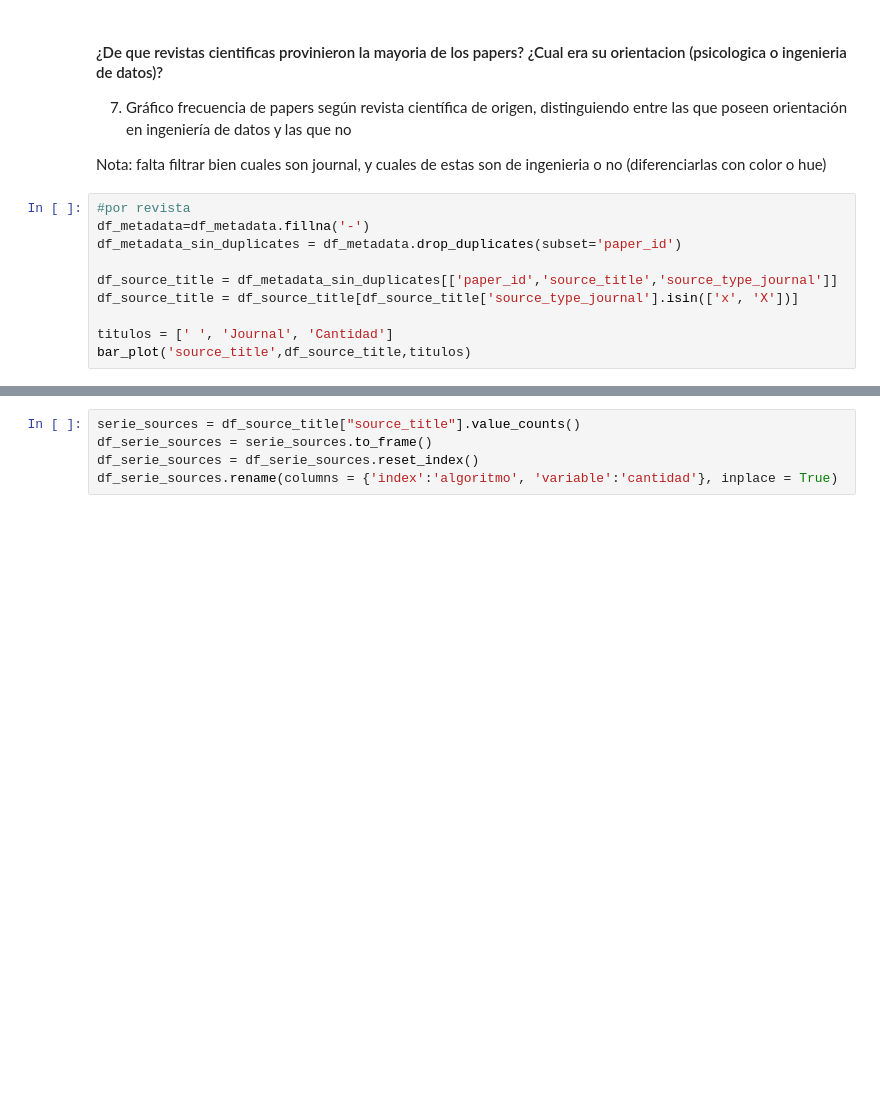
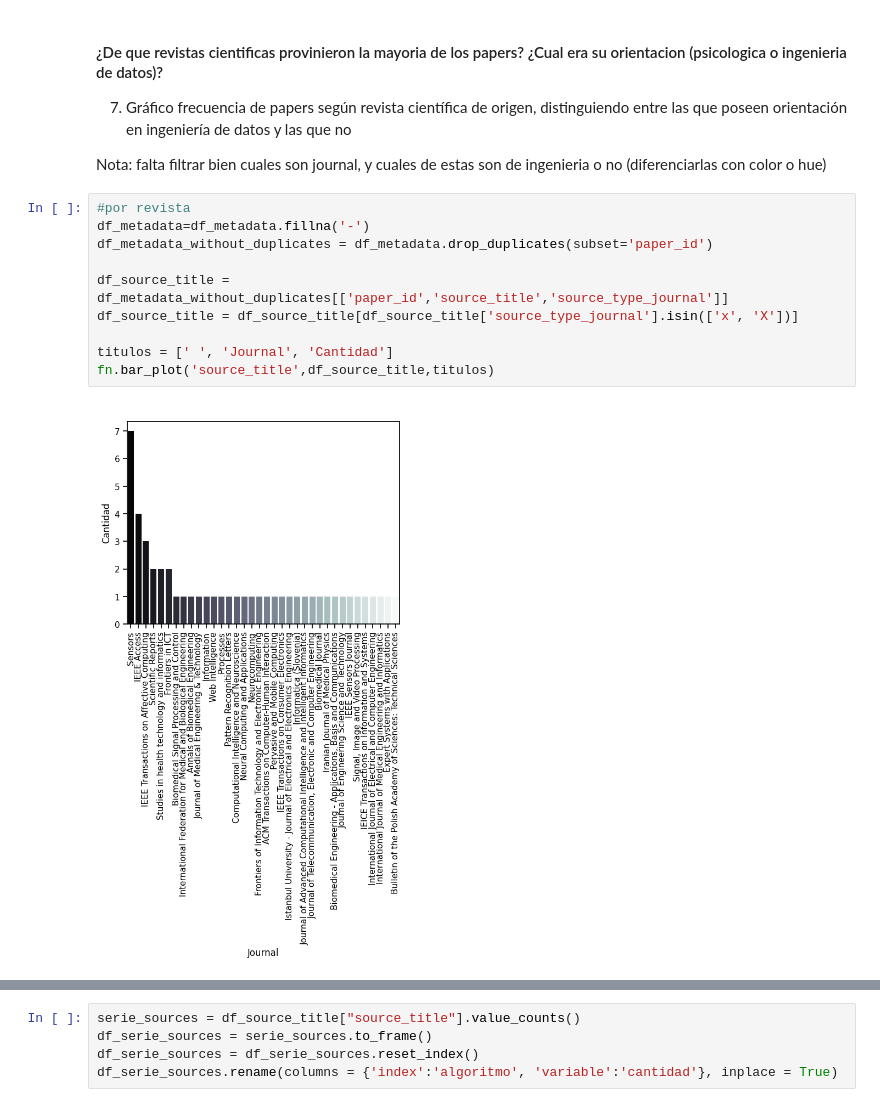
Before and after one commit to EmmAMaldonado/review-emotion-recognition-eda, a Jupyter notebook: notebooks/data_analysis.ipynb, the cells around one changed output, grey strips where cells are left out. Saved outputs shown, nothing was run; the diff lists cells and outputs as text; blank space fills up the shorter version.

```diff
--- a/notebooks/data_analysis.ipynb
+++ b/notebooks/data_analysis.ipynb
@@ -126,12 +183,14 @@ Nota: falta filtrar bien cuales son journal, y cuales de estas son de ingenieria
 # %%
 #por revista
 df_metadata=df_metadata.fillna('-')
-df_metadata_sin_duplicates = df_metadata.drop_duplicates(subset='paper_id')
+df_metadata_without_duplicates = df_metadata.drop_duplicates(subset='paper_id')
 
-df_source_title = df_metadata_sin_duplicates[['paper_id','source_title','source_type_journal']]
+df_source_title = df_metadata_without_duplicates[['paper_id','source_title','source_type_journal']]
 df_source_title = df_source_title[df_source_title['source_type_journal'].isin(['x', 'X'])]
 
 titulos = [' ', 'Journal', 'Cantidad']
-bar_plot('source_title',df_source_title,titulos)
+fn.bar_plot('source_title',df_source_title,titulos)
+# %% [output]
+[figure, added]
 # %%
 df_source_title["source_title"].value_counts()
```
Also changed, not shown: parts of 146 cells of this notebook, 2 other files.
